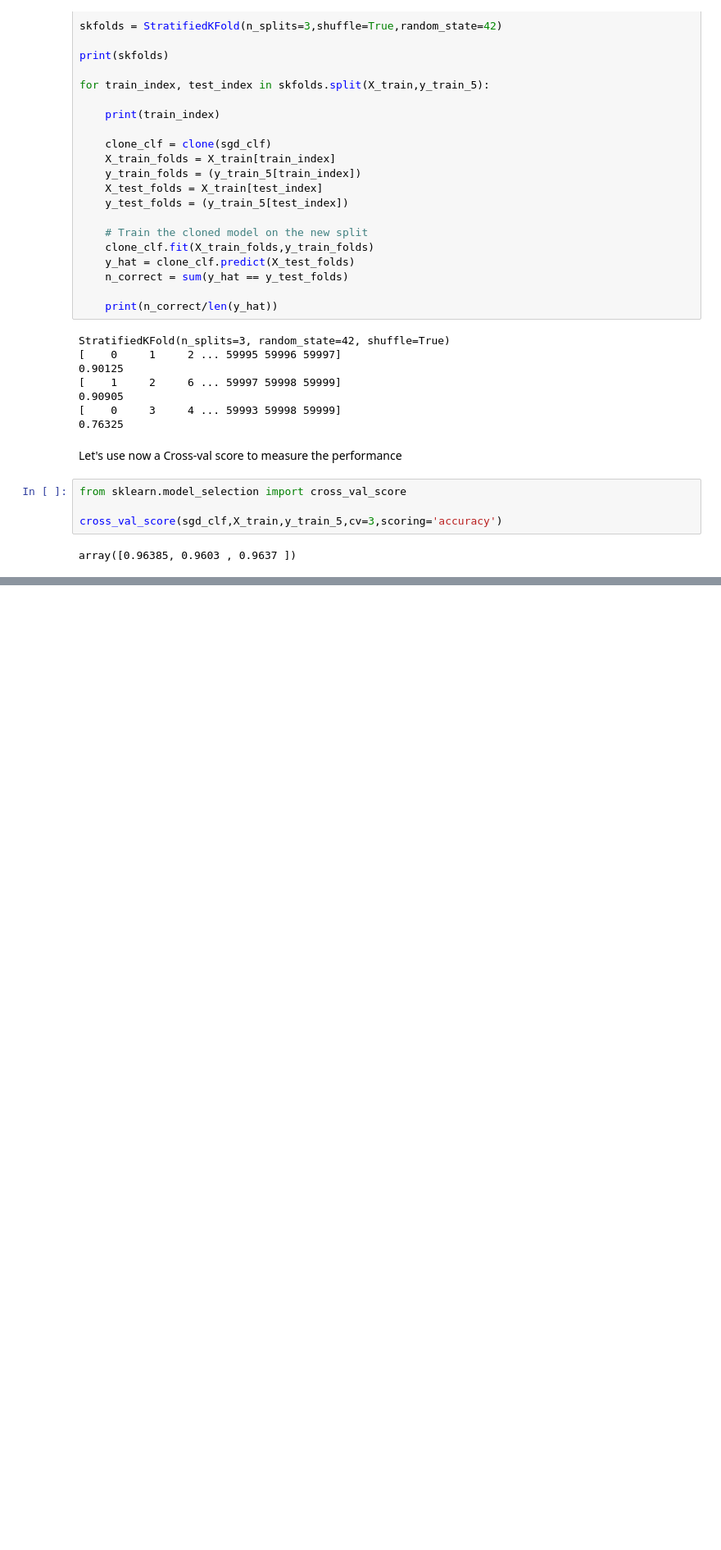
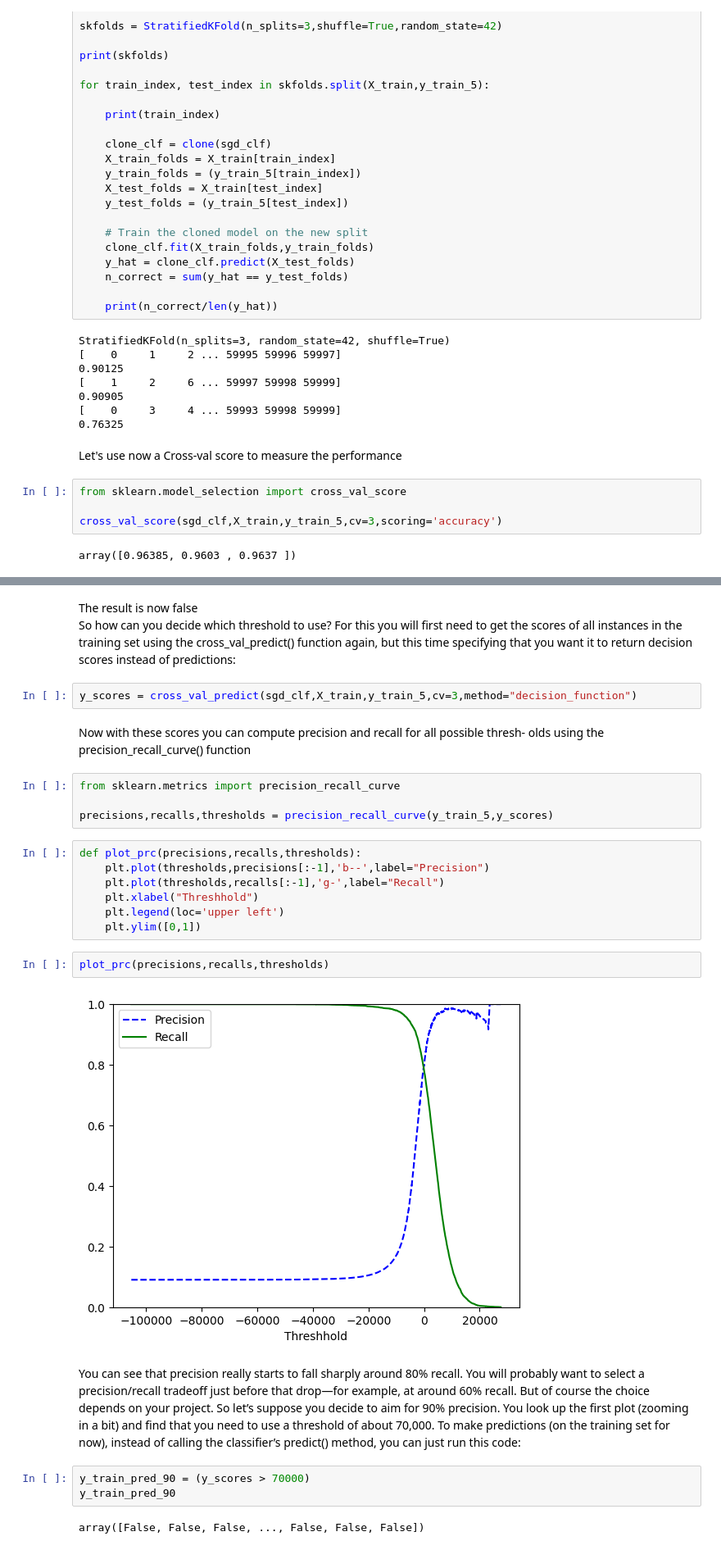
Before and after one commit to MohamedOuhami/learn_machine_learning, a Jupyter notebook: classification/mnist_classification.ipynb, the cells around one changed output, grey strips where cells are left out. Shown at 82% size. Saved outputs shown, nothing was run; the diff lists cells and outputs as text; blank space fills up the shorter version.

```diff
--- a/classification/mnist_classification.ipynb
+++ b/classification/mnist_classification.ipynb
@@ -184,0 +301,39 @@ array([0.96385, 0.9603 , 0.9637 ])
+# %% [markdown]
+The result is now false
+So how can you decide which threshold to use? For this you will first need to get the
+scores of all instances in the training set using the cross_val_predict() function
+again, but this time specifying that you want it to return decision scores instead of
+predictions:
+# %%
+y_scores = cross_val_predict(sgd_clf,X_train,y_train_5,cv=3,method="decision_function")
+# %% [markdown]
+Now with these scores you can compute precision and recall for all possible thresh‐
+olds using the precision_recall_curve() function
+# %%
+from sklearn.metrics import precision_recall_curve
+
+precisions,recalls,thresholds = precision_recall_curve(y_train_5,y_scores)
+# %%
+def plot_prc(precisions,recalls,thresholds):
+    plt.plot(thresholds,precisions[:-1],'b--',label="Precision")
+    plt.plot(thresholds,recalls[:-1],'g-',label="Recall")
+    plt.xlabel("Threshhold")
+    plt.legend(loc='upper left')
+    plt.ylim([0,1])
+# %%
+plot_prc(precisions,recalls,thresholds)
+# %% [output]
+[figure, added]
+# %% [markdown]
+You can see that precision really starts to fall sharply around 80% recall. You will
+probably want to select a precision/recall tradeoff just before that drop—for example,
+at around 60% recall. But of course the choice depends on your project.
+So let’s suppose you decide to aim for 90% precision. You look up the first plot
+(zooming in a bit) and find that you need to use a threshold of about 70,000. To make
+predictions (on the training set for now), instead of calling the classifier’s predict()
+method, you can just run this code:
+# %%
+y_train_pred_90 = (y_scores > 70000)
+y_train_pred_90
+# %% [output]
+array([False, False, False, ..., False, False, False])
```
Also changed, not shown: parts of 55 cells of this notebook, 2 other files.
